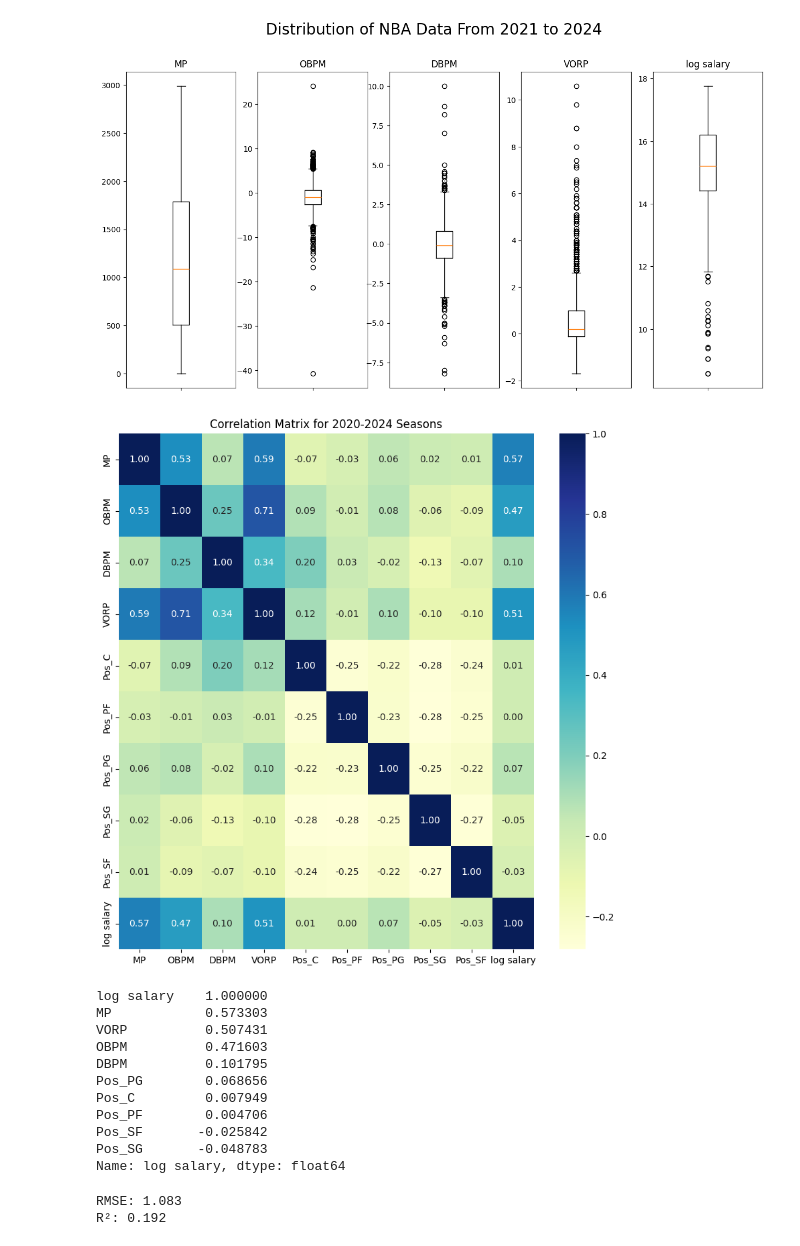
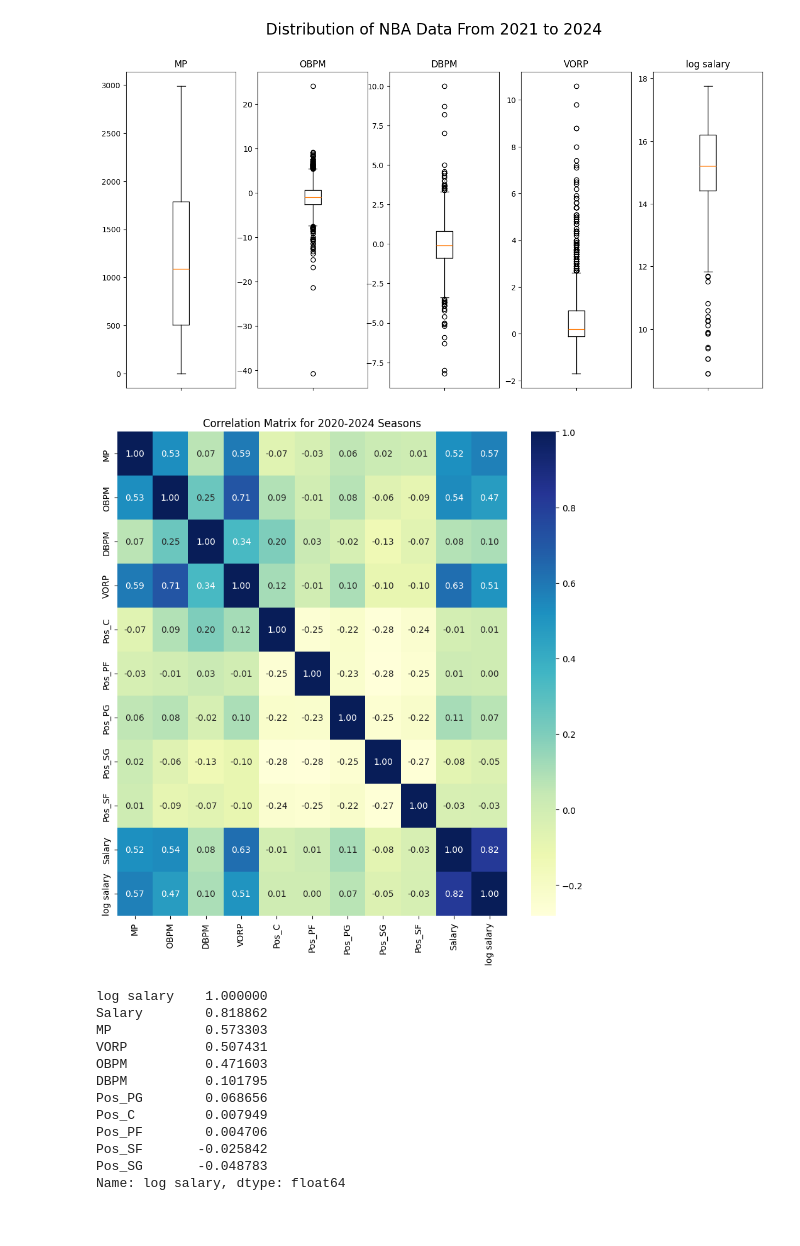
Before and after one commit to jhatch3/NBA-Salary-Minning, a Jupyter notebook: NBA-Salary/main.ipynb, the cells around one changed output. Cells and saved outputs as stored; diff of their text form; code cells hidden in the pictures.

```diff
--- a/NBA-Salary/main.ipynb
+++ b/NBA-Salary/main.ipynb
@@ -156,19 +213,21 @@ plt.show()
 # %%
 pos_encoded = pd.get_dummies(df_original['Pos'], prefix='Pos', dtype=int)
 df = pd.concat([df_original, pos_encoded], axis=1)
 
-df_corr = df[["MP", "OBPM", "DBPM", "VORP", "Pos_C", "Pos_PF", "Pos_PG", "Pos_SG", "Pos_SF", "log salary"]].corr()
+df_corr = df[["MP", "OBPM", "DBPM", "VORP", "Pos_C", "Pos_PF", "Pos_PG", "Pos_SG", "Pos_SF", "Salary", "log salary"]].corr()
 
 plt.figure(figsize=(10, 10))
 sns.heatmap(df_corr, cmap="YlGnBu", annot=True, fmt=".2f")
 plt.title("Correlation Matrix for 2020-2024 Seasons")
+plt.tick_params(axis="x", labelrotation=90)
 plt.show()
 # %% [output]
-[figure, old version]
+[figure, new version]
 # %%
 df_corr["log salary"].sort_values(ascending=False)
 # %% [output]
 log salary    1.000000
+Salary        0.818862
 MP            0.573303
 VORP          0.507431
 OBPM          0.471603
@@ -193,16 +259,0 @@ y_test = df_test["log salary"]
-# %%
-# 2. Initialize the model
-# Use 'objective="multi:softprob"' for multi-class, or simply let XGBoost handle it automatically
-model = xgb.XGBRegressor(objective='reg:squarederror',
-                         n_estimators=100, random_state=42)
-model.fit(X_train, y_train)
-y_pred = model.predict(X_test)
-
-rmse = np.sqrt(mean_squared_error(y_test, y_pred))
-r2 = r2_score(y_test, y_pred)
-
-print(f'RMSE: {rmse:.3f}')
-print(f'R²: {r2:.3f}')
-# %% [output]
-RMSE: 1.083
-R²: 0.192
```
Also changed, not shown: parts of 24 cells of this notebook, 2 other files.
